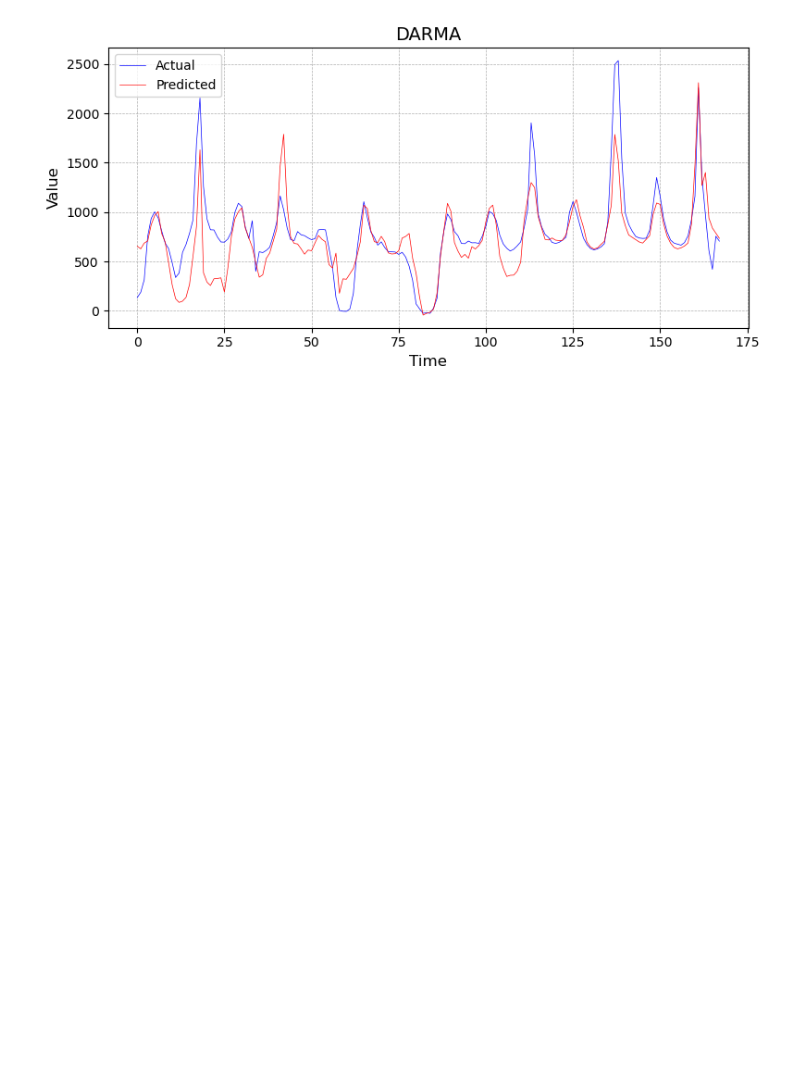
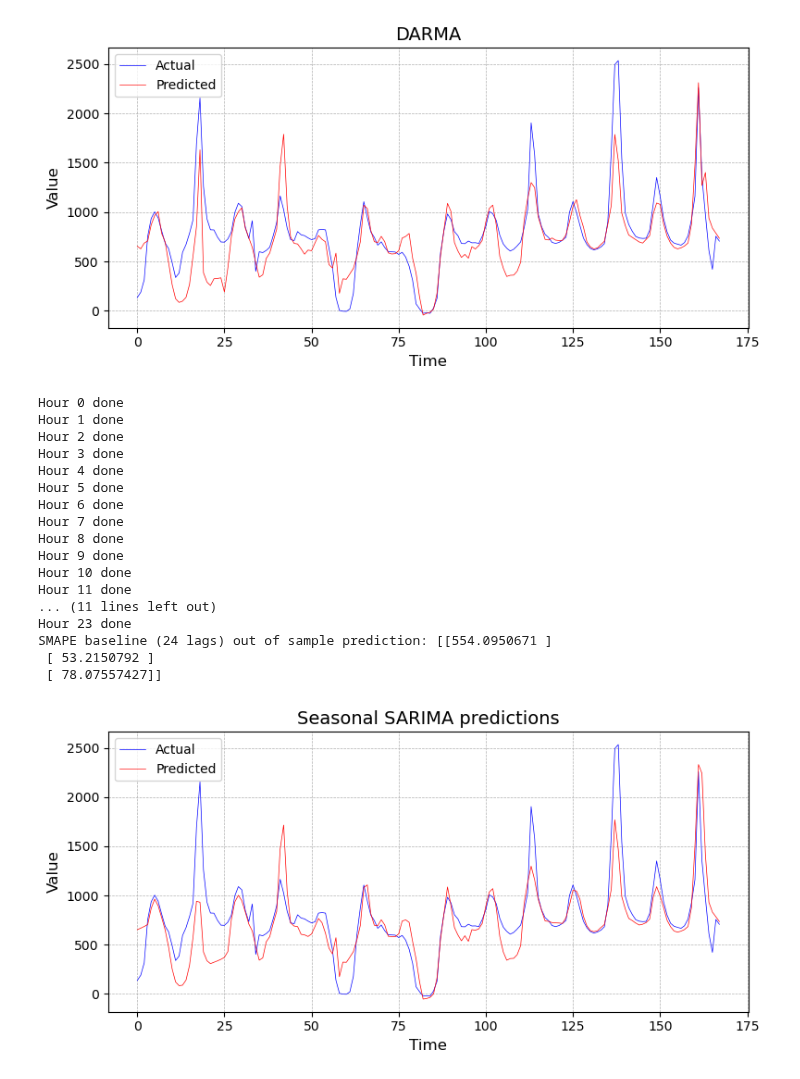
Before and after one commit to peterravn/Seminar-Adv-Finance, a Jupyter notebook: 7. DARMA Forecast.ipynb, the cells around one changed output. Cells and saved outputs as stored; diff of their text form; code cells hidden in the pictures; blank space fills up the shorter version.

Commit message:
PLR: DARMA output saved

```diff
--- a/7. DARMA Forecast.ipynb
+++ b/7. DARMA Forecast.ipynb
@@ -73,24 +73,43 @@ SMAPE baseline (24 lags) out of sample prediction: [[298.90944381]
 # %%
 predictions_dict = {}
 
 for hour in range(24):
-    darma_mle_est = MLE_DARMAX(y_train_deseason[hour], )
+    darma_mle_est = MLE_DARMAX(y_train_deseason[hour], pca_train[hour])
 
-    darma_forecast = DARMA_forecast_array(darma_mle_est, y_test_deseason[hour].flatten())
+    darma_forecast = DARMAX_forecast_array(darma_mle_est, y_test_deseason[hour].flatten(), pca_test[hour])
 
     predictions_dict[hour] = darma_forecast.reshape(-1,1) + y_test_season[hour]
 
     print(f"Hour {hour} done")
 
 
 combined_predictions, combined_test = combine_24_hour_data(predictions_dict, y_test)
 
 rmse, smape, rmae = out_of_sample_pred(combined_test, combined_predictions)
 
 
-model_1 = np.array([[rmse], [smape], [rmae]])
-combined_predictions_model_1 = combined_predictions
+model_2 = np.array([[rmse], [smape], [rmae]])
+combined_predictions_model_2 = combined_predictions
 
-print(f'SMAPE baseline (24 lags) out of sample prediction: {model_1}')
+print(f'SMAPE baseline (24 lags) out of sample prediction: {model_2}')
 
-plot_actual_vs_predicted(combined_test, combined_predictions_model_1, "Seasonal SARIMA predictions")
+plot_actual_vs_predicted(combined_test, combined_predictions_model_2, "Seasonal SARIMA predictions")
+# %% [output]
+Hour 0 done
+Hour 1 done
+Hour 2 done
+Hour 3 done
+Hour 4 done
+Hour 5 done
+Hour 6 done
+Hour 7 done
+Hour 8 done
+Hour 9 done
+Hour 10 done
+Hour 11 done
+... (11 lines left out)
+Hour 23 done
+SMAPE baseline (24 lags) out of sample prediction: [[554.0950671 ]
+ [ 53.2150792 ]
+ [ 78.07557427]]
+[figure, added]
```
Also changed, not shown: parts of 5 cells of this notebook, 1 other file.
